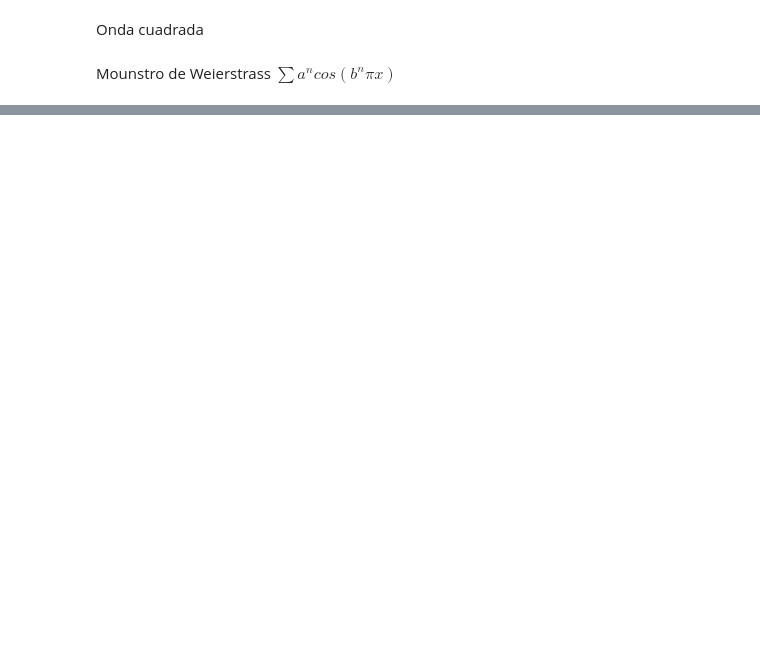
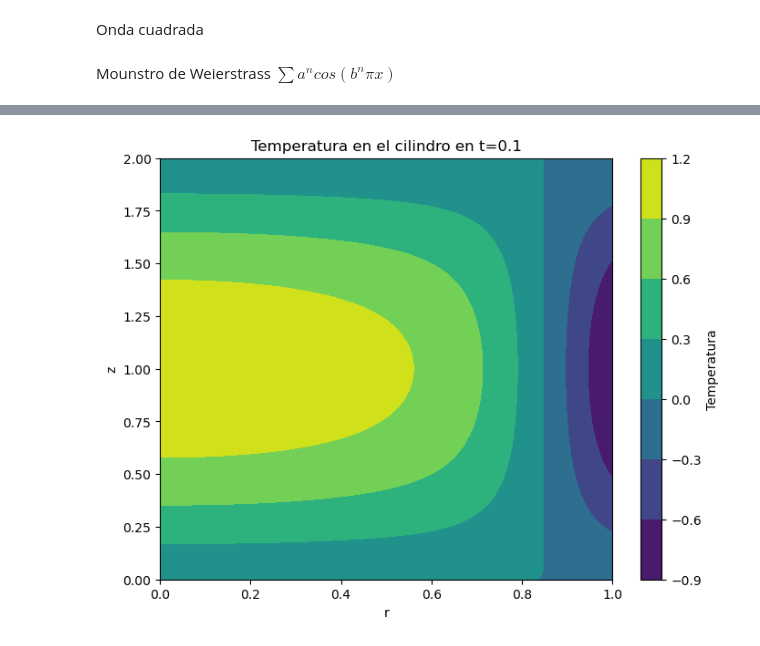
Before and after one commit to gregslombardo/EDPs, a Jupyter notebook: EDPs 2025-2 seccion 1.ipynb, the cells around one changed output, grey strips where cells are left out. Cells and saved outputs as stored; diff of their text form; code cells hidden in the pictures; blank space fills up the shorter version.

Commit message:
Ecuacion de calor para un cilindro

```diff
--- a/EDPs 2025-2 seccion 1.ipynb
+++ b/EDPs 2025-2 seccion 1.ipynb
@@ -86,0 +186,57 @@ for filename in filenames:
+# %%
+import numpy as np
+import matplotlib.pyplot as plt
+from scipy.special import j0  # Bessel function of order zero
+
+# Parámetros del cilindro y del problema
+a = 1.0  # Radio del cilindro
+b = 2.0  # Altura del cilindro
+D = 0.1  # Coeficiente de difusión
+
+# Condición inicial simple: temperatura uniforme
+def initial_temperature(r, z):
+    return np.sin(np.pi * z / b)
+
+# Número de términos en la serie
+m_max = 10
+n_max = 10
+
+# Función para calcular los coeficientes c_mn
+def coefficient_c_mn(m, n):
+    s_n = n * np.pi / a  # Raíces del Bessel de orden cero
+    integral = 0
+    # Integrando numéricamente sobre el volumen del cilindro
+    dr = a / 100
+    dz = b / 100
+    for r in np.arange(0, a, dr):
+        for z in np.arange(0, b, dz):
+            integral += r * initial_temperature(r, z) * np.sin(m * np.pi * z / b) * j0(s_n * r) * dr * dz
+    return (4 / (b * a**2 * j0(s_n)**2)) * integral
+
+# Función para calcular la temperatura en el tiempo t
+def temperature(r, z, t):
+    sum_series = 0
+    for m in range(1, m_max + 1):
+        for n in range(1, n_max + 1):
+            s_n = n * np.pi / a
+            lambda_mn = -D * (s_n**2 + (m * np.pi / b)**2)  # Autovalores del problema
+            c_mn = coefficient_c_mn(m, n)
+            sum_series += c_mn * np.sin(m * np.pi * z / b) * j0(s_n * r) * np.exp(lambda_mn * t)
+    return sum_series
+
+# Visualización del perfil de temperatura en un tiempo fijo
+time = 0.1  # Tiempo en el que evaluaremos la temperatura
+r_values = np.linspace(0, a, 50)
+z_values = np.linspace(0, b, 50)
+R, Z = np.meshgrid(r_values, z_values)
+T = temperature(R, Z, time)
+
+plt.figure(figsize=(8, 6))
+plt.contourf(R, Z, T, cmap='viridis')
+plt.colorbar(label='Temperatura')
+plt.xlabel('r')
+plt.ylabel('z')
+plt.title(f'Temperatura en el cilindro en t={time}')
+plt.show()
+# %% [output]
+[figure, added]
```
Also changed, not shown: parts of 2 cells of this notebook, 5 other files.
